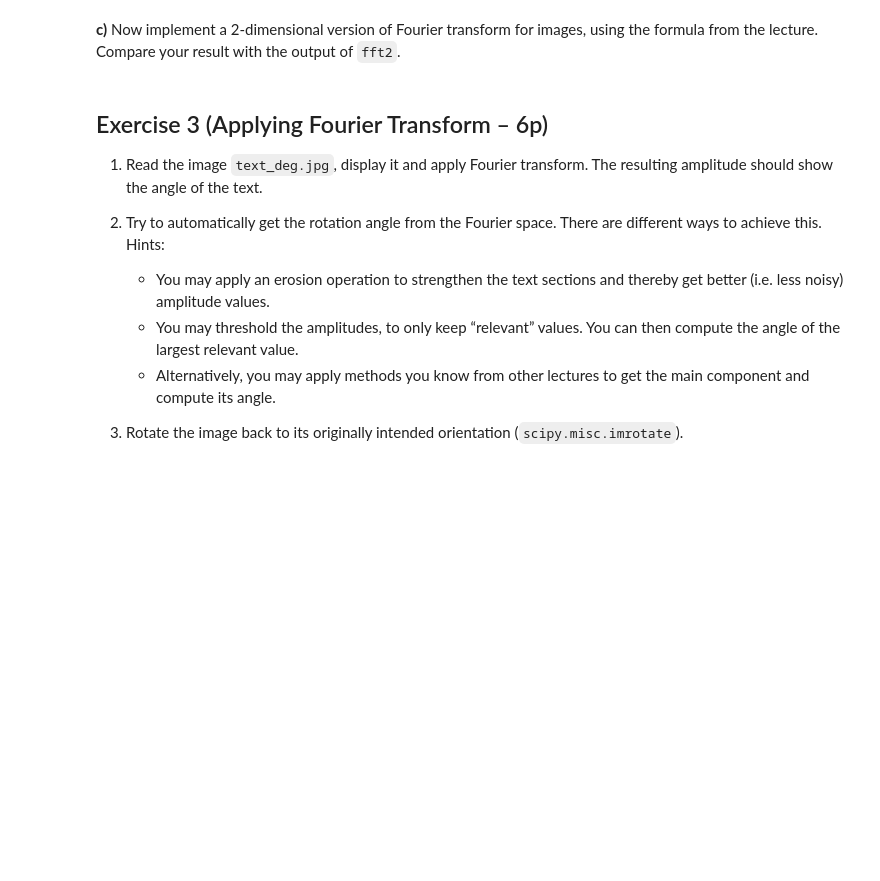
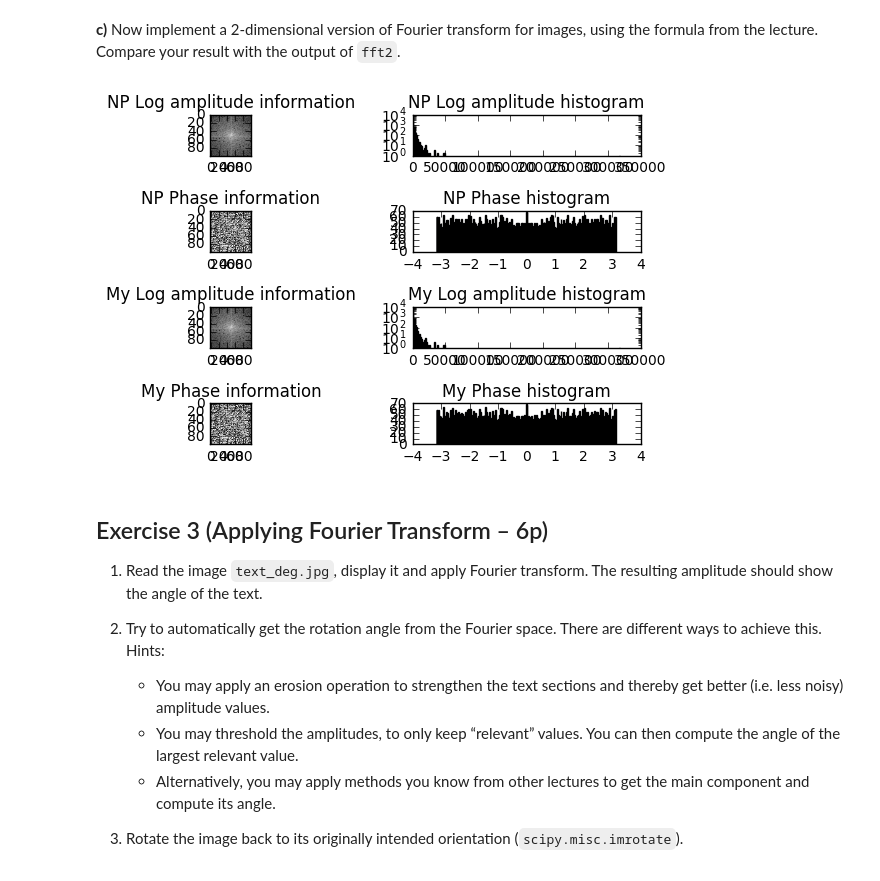
Before and after one commit to themightyoarfish/Computer-Vision, a Jupyter notebook: Exercise7/sheet07.ipynb, the cells around one changed output. Drawn from its saved outputs; the diff is of its cells as text; code cells hidden in the pictures; blank space fills up the shorter version.

```diff
--- a/Exercise7/sheet07.ipynb
+++ b/Exercise7/sheet07.ipynb
@@ -215,3 +203,65 @@ plt.show()
+# %%
+def fourier2d(img):
+    """
+    Perform discrete 2D Fourier transform of a given image.
+    """
+
+    ft = np.zeros(img.shape, dtype=np.complex)
+    M = img.shape[0]
+    N = img.shape[1]
+    for u in range(0, img.shape[0]):
+        for v in range(0, img.shape[1]):
+            # use meshgrid to make (xx,yy) pairs for all coords in x and y.
+            # Like this we can evaluate the expression on a grid with fixed u, v
+            # for all values of x and y at once
+            xx, yy = np.meshgrid(np.arange(M), np.arange(N))
+            ft[u,v] = np.sum(img[xx, yy] * np.exp(-1j * 2 * np.pi * (u*xx/M +
+                v*yy/N)))
+    return ft
+
+img = misc.imread('dolly.png', mode = 'F')[:100,:100]
+
+img_ft = fft2(img)
+img_ft_shift = fftshift(img_ft)
+
+amplitude = np.abs(img_ft_shift)
+phase = np.angle(img_ft)
+
+my_img_ft = fourier2d(img)
+my_img_ft_shift = fftshift(img_ft)
+
+my_amplitude = np.abs(my_img_ft_shift)
+my_phase = np.angle(my_img_ft)
+
+f, ax = plt.subplots(4,2)
+ax[0,0].set_title("NP Log amplitude information")
+ax[0,0].imshow(np.log(amplitude))
+ax[0,1].set_title("NP Log amplitude histogram")
+# histograms?? how do I get the power spectrum?
+ax[0,1].hist(amplitude.flatten(), bins=200, log=True)
+
+ax[1,0].set_title("NP Phase information")
+ax[1,0].imshow(phase)
+ax[1,1].set_title("NP Phase histogram")
+ax[1,1].hist(phase.flatten(), bins=200)
+
+ax[2,0].set_title("My Log amplitude information")
+ax[2,0].imshow(np.log(my_amplitude))
+ax[2,1].set_title("My Log amplitude histogram")
+# histograms?? how do I get the power spectrum?
+ax[2,1].hist(my_amplitude.flatten(), bins=200, log=True)
+
+ax[3,0].set_title("My Phase information")
+ax[3,0].imshow(my_phase)
+ax[3,1].set_title("My Phase histogram")
+ax[3,1].hist(my_phase.flatten(), bins=200)
+
+f.tight_layout()
+# f.show()
+
+plt.show()
+# %% [output]
+[figure, added]
 # %% [markdown]
 ## Exercise 3 (Applying Fourier Transform – 6p)
 
```
Also changed, not shown: parts of 5 cells of this notebook, 2 other files.
